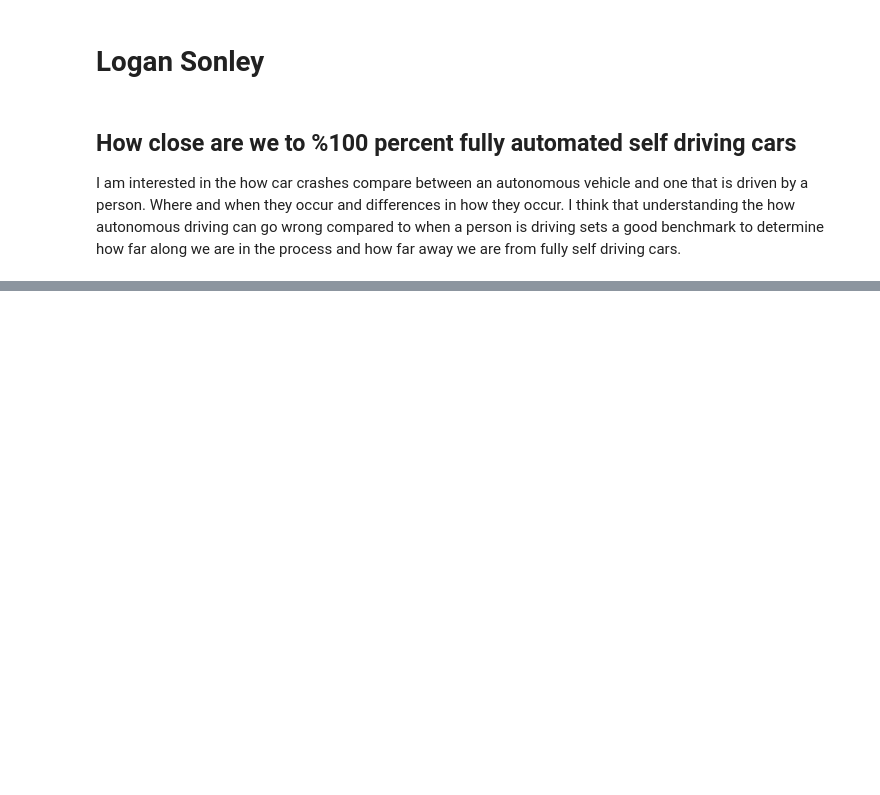
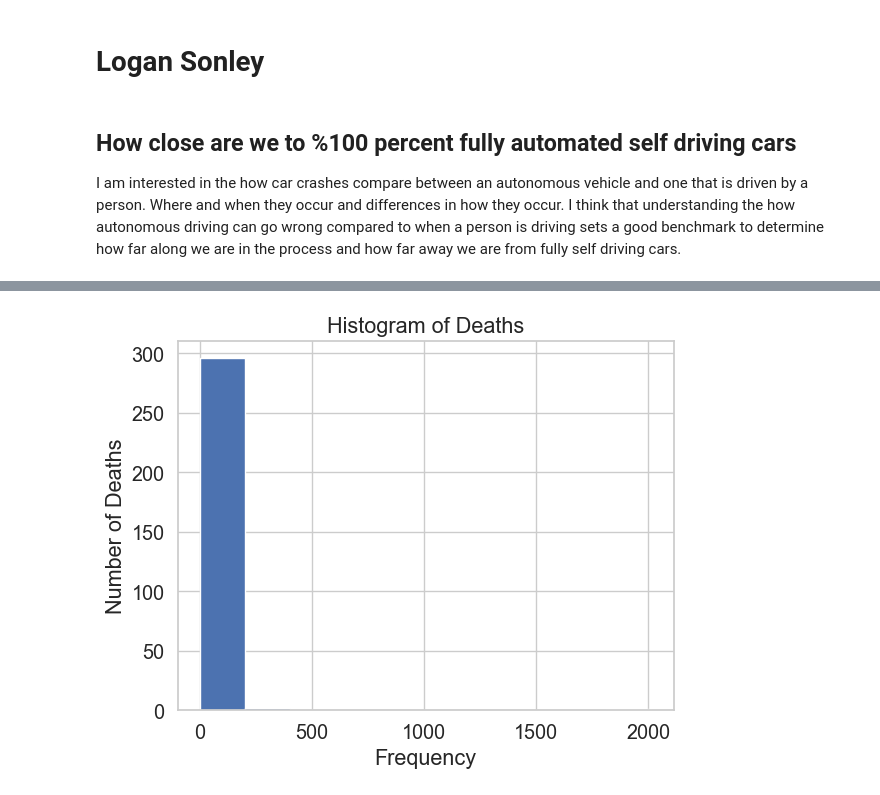
Before and after one commit to ubco-W2022T2-data301/project-group-group13, a Jupyter notebook: analysis/analysis2.ipynb, the cells around one changed output, grey strips where cells are left out. Saved outputs shown, nothing was run; the diff lists cells and outputs as text; code cells hidden in the pictures; blank space fills up the shorter version.

```diff
--- a/analysis/analysis2.ipynb
+++ b/analysis/analysis2.ipynb
@@ -6,5 +6,11 @@
 I am interested in the how car crashes compare between an autonomous vehicle and one that is driven by a person. Where and when they occur and differences in how they occur. I think that understanding the how autonomous driving can go wrong compared to when a person is driving sets a good benchmark to determine how far along we are in the process and how far away we are from fully self driving cars.
 # %%
 import pandas as pd
-dataset = pd.read_csv("../data/raw/Tesla_Deaths.csv")
-dataset.head(n=10)
+import numpy as np
+import seaborn as sns
+import matplotlib.pyplot as plt
+import warnings
+warnings.simplefilter('ignore', FutureWarning)
+
+sns.set_theme(style="whitegrid",
+              font_scale=1.3,)
@@ -40,0 +100,15 @@ dataset = dataset.drop(["col1", "col2"], axis=1)
+# %%
+import pandas as pd
+import matplotlib.pyplot as plt
+
+# load the dataset
+dataset = pd.read_csv("../data/raw/Tesla_Deaths.csv")
+
+# create a histogram
+plt.hist(dataset[' Deaths '], bins=10)
+plt.xlabel('Frequency')
+plt.ylabel('Number of Deaths')
+plt.title("Histogram of Deaths")
+plt.show()
+# %% [output]
+[figure, added]
```
Also changed, not shown: parts of 8 cells of this notebook.
